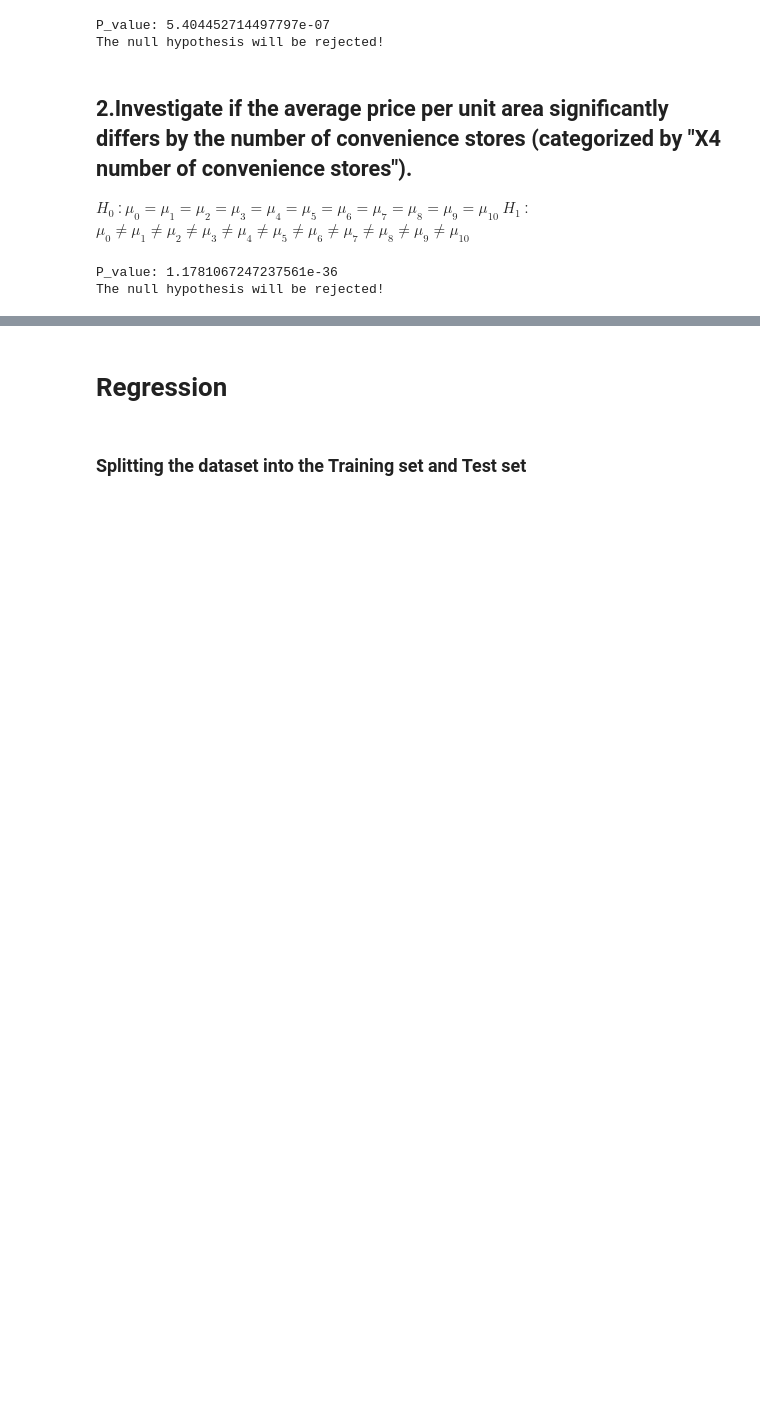
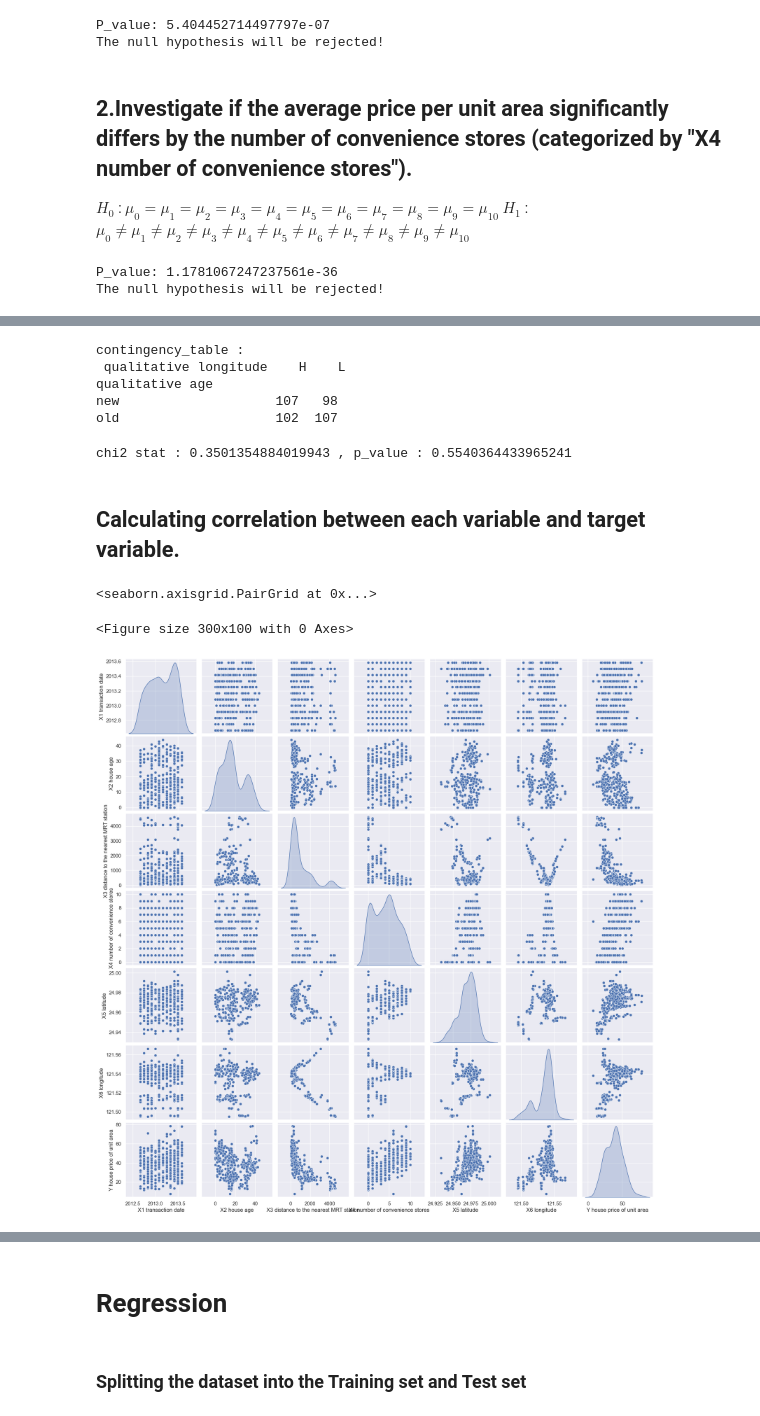
Before and after one commit to pooyanosk1382/ML, a Jupyter notebook: Assignment1/Real State/realState.ipynb, the cells around one changed output, grey strips where cells are left out. Drawn from its saved outputs; the diff is of its cells as text; code cells hidden in the pictures; blank space fills up the shorter version.

```diff
--- a/Assignment1/Real State/realState.ipynb
+++ b/Assignment1/Real State/realState.ipynb
@@ -380,0 +400,23 @@ The null hypothesis will be rejected!
+# %%
+contingency_table = pd.crosstab(new_data['qualitative age'], new_data['qualitative longitude'])
+print('contingency_table : \n', contingency_table)
+# %% [output]
+contingency_table :
+ qualitative longitude    H    L
+qualitative age
+new                    107   98
+old                    102  107
+# %%
+chi2_stat, p_value, dof, expected = stats.chi2_contingency(contingency_table.values)
+print('chi2 stat : {} , p_value : {}'.format(chi2_stat, p_value))
+# %% [output]
+chi2 stat : 0.3501354884019943 , p_value : 0.5540364433965241
+# %% [markdown]
+## Calculating correlation between each variable and target variable.
+# %%
+plt.figure(figsize=(3, 1))
+sns.pairplot(file, diag_kind="kde")
+# %% [output]
+<seaborn.axisgrid.PairGrid at 0x...>
+<Figure size 300x100 with 0 Axes>
+[figure, added]
```
Also changed, not shown: parts of 18 cells of this notebook.
